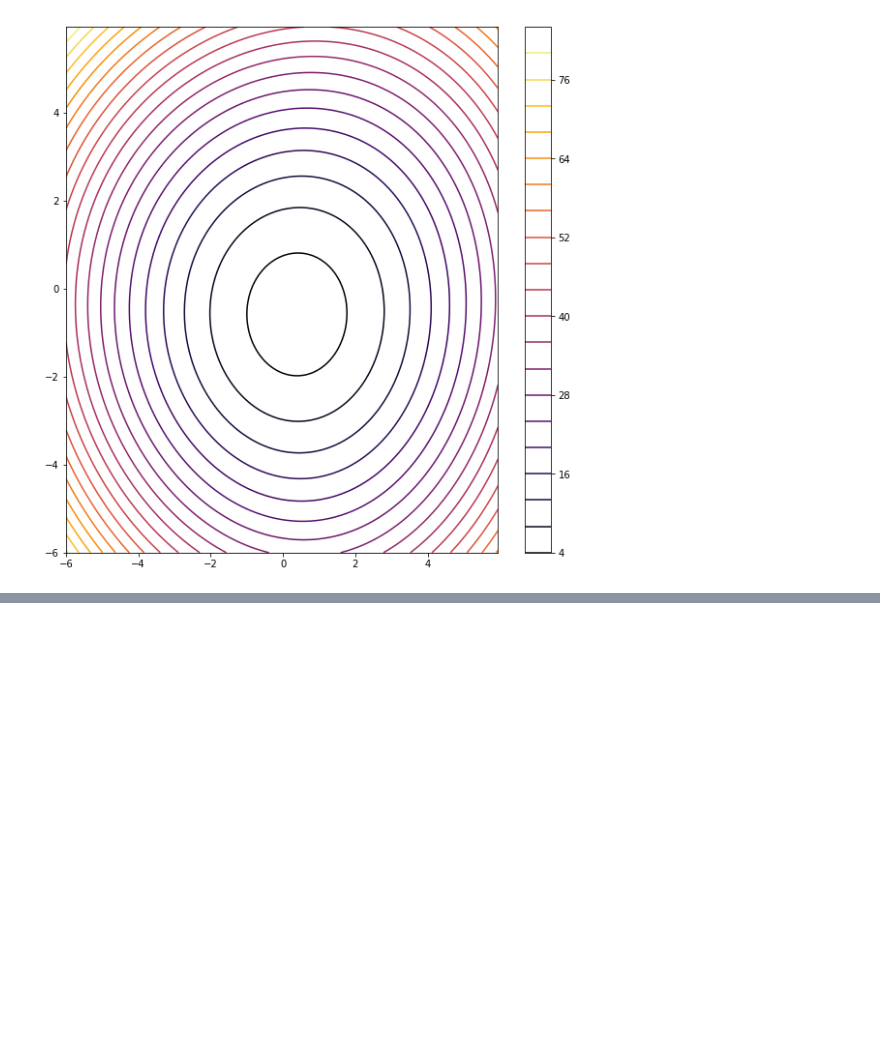
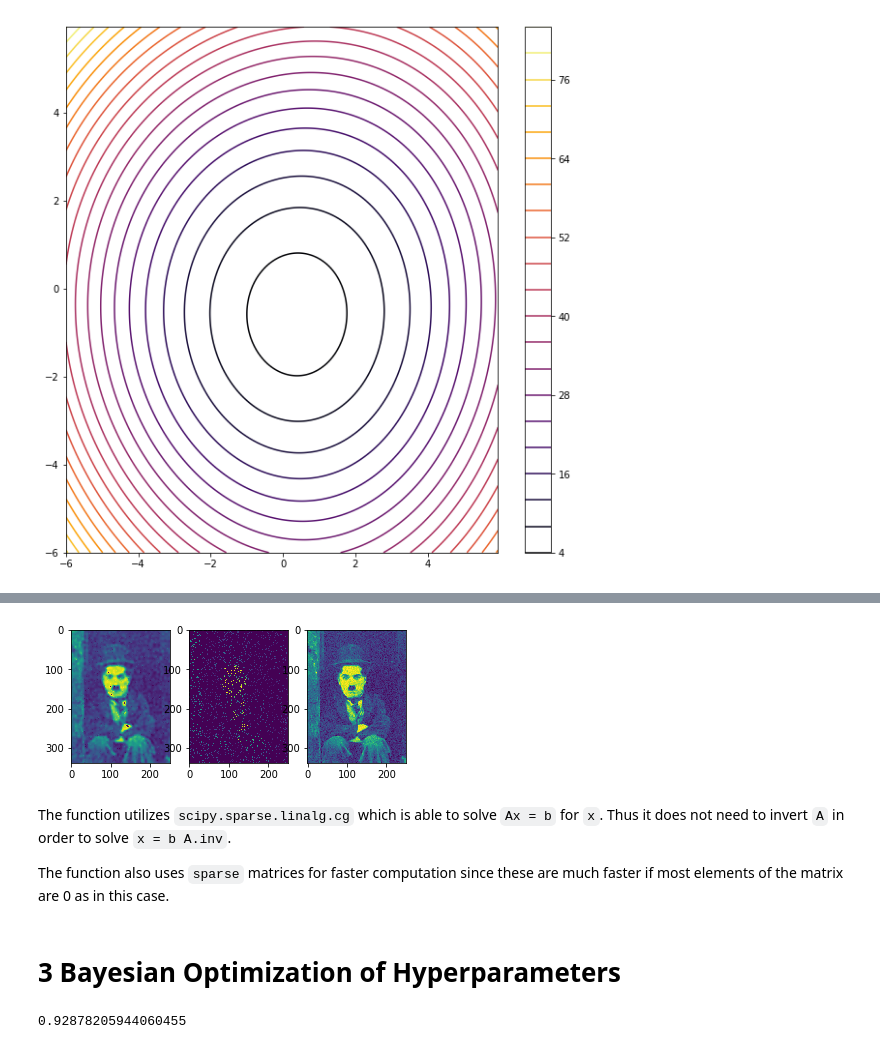
Before and after one commit to TemnosHD/machinenlernen, a Jupyter notebook: Sheet 5/gp.ipynb, the cells around one changed output, grey strips where cells are left out. Cells and saved outputs as stored; diff of their text form; code cells hidden in the pictures; blank space fills up the shorter version.

```diff
--- a/Sheet 5/gp.ipynb
+++ b/Sheet 5/gp.ipynb
@@ -216,0 +234,21 @@ visualize_model(m_Alt)
+# %%
+import matplotlib.image as mpimg
+img1 = mpimg.imread('res.png')
+img2 = mpimg.imread('cc_90.png')
+img3 = mpimg.imread('charlie-chaplin.jpg')
+
+plt.subplot(1, 3, 1)
+plt.imshow(img1)
+plt.subplot(1, 3, 2)
+plt.imshow(img2)
+plt.subplot(1, 3, 3)
+plt.imshow(img3)
+plt.show()
+# %% [output]
+[figure, added]
+# %% [markdown]
+The function utilizes `scipy.sparse.linalg.cg` which is able to solve `Ax = b` for `x`. Thus it does not need to invert `A` in order to solve `x = b A.inv`. <br>
+
+The function also uses `sparse` matrices for faster computation since these are much faster if most elements of the matrix are 0 as in this case.
+# %% [markdown]
+# 3 Bayesian Optimization of Hyperparameters
@@ -216,0 +262,4 @@ visualize_model(m_Alt)
+# %%
+COR(img1, img3)
+# %% [output]
+0.92878205944060455
```
Also changed, not shown: parts of 9 cells of this notebook, 10 other files.
